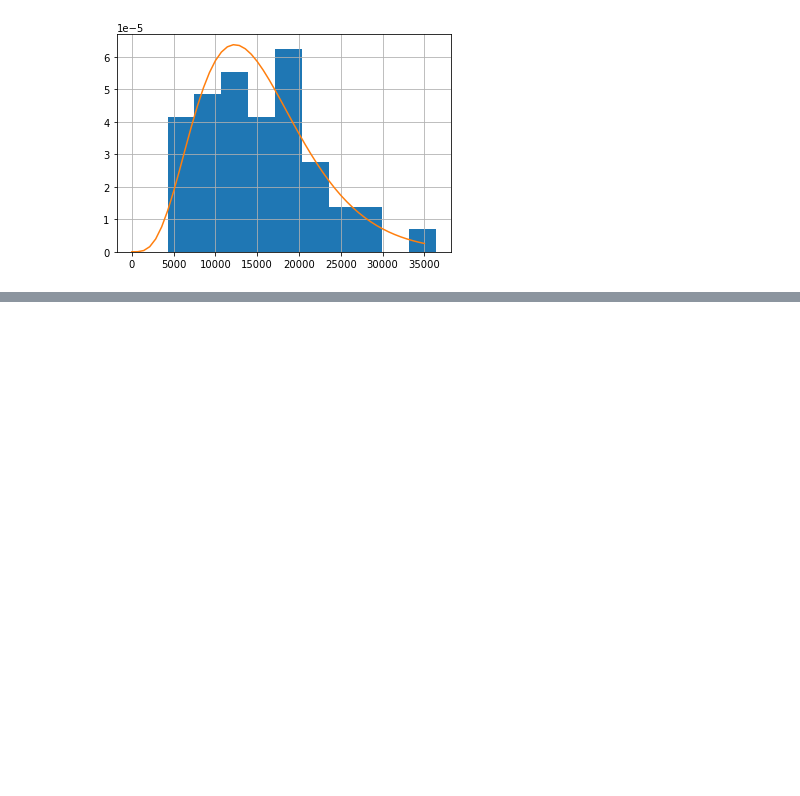
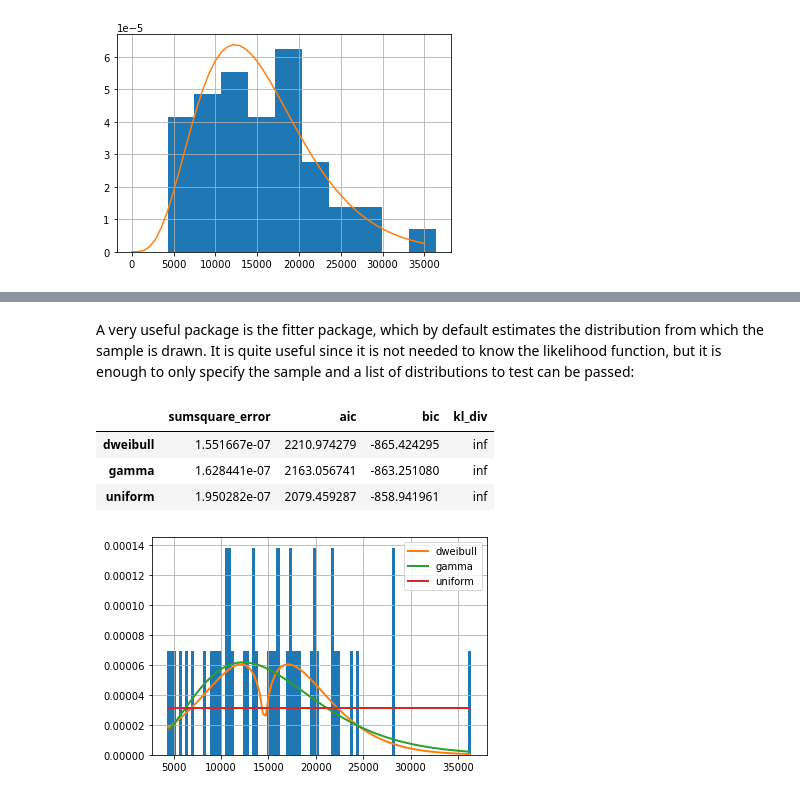
Before and after one commit to vasilisapp/autosale, a Jupyter notebook: sales_analysis.ipynb, the cells around one changed output, grey strips where cells are left out. Cells and saved outputs as stored; diff of their text form; code cells hidden in the pictures; blank space fills up the shorter version.

```diff
--- a/sales_analysis.ipynb
+++ b/sales_analysis.ipynb
@@ -110,0 +154,13 @@ dtype: float64
+# %% [markdown]
+A very useful package is the fitter package, which by default estimates the distribution from which the sample is drawn. It is quite useful since it is not needed to know the likelihood function, but it is enough to only specify the sample and a list of distributions to test can be passed:
+# %%
+from fitter import Fitter
+f = Fitter(df.sales_B, distributions=['gamma', 'dweibull', 'uniform'])
+f.fit()
+f.summary()
+# %% [output]
+|  | sumsquare_error | aic | bic | kl_div |
+| dweibull | 1.551667e-07 | 2210.974279 | -865.424295 | inf |
+| gamma | 1.628441e-07 | 2163.056741 | -863.251080 | inf |
+| uniform | 1.950282e-07 | 2079.459287 | -858.941961 | inf |
+[figure, added]
```
Also changed, not shown: parts of 29 cells of this notebook.
